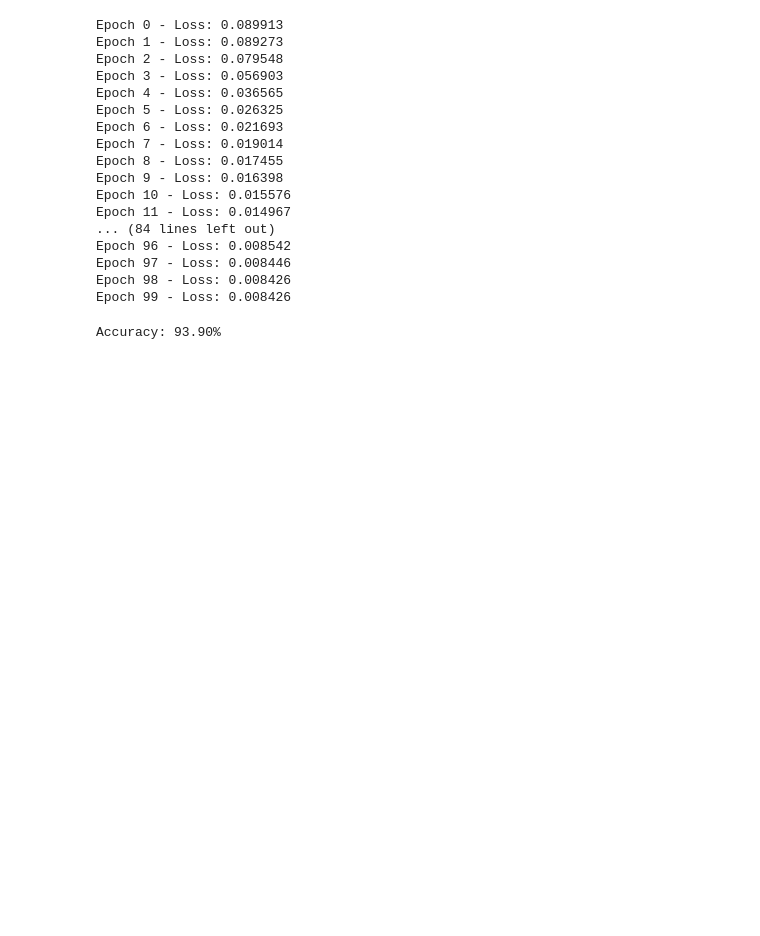
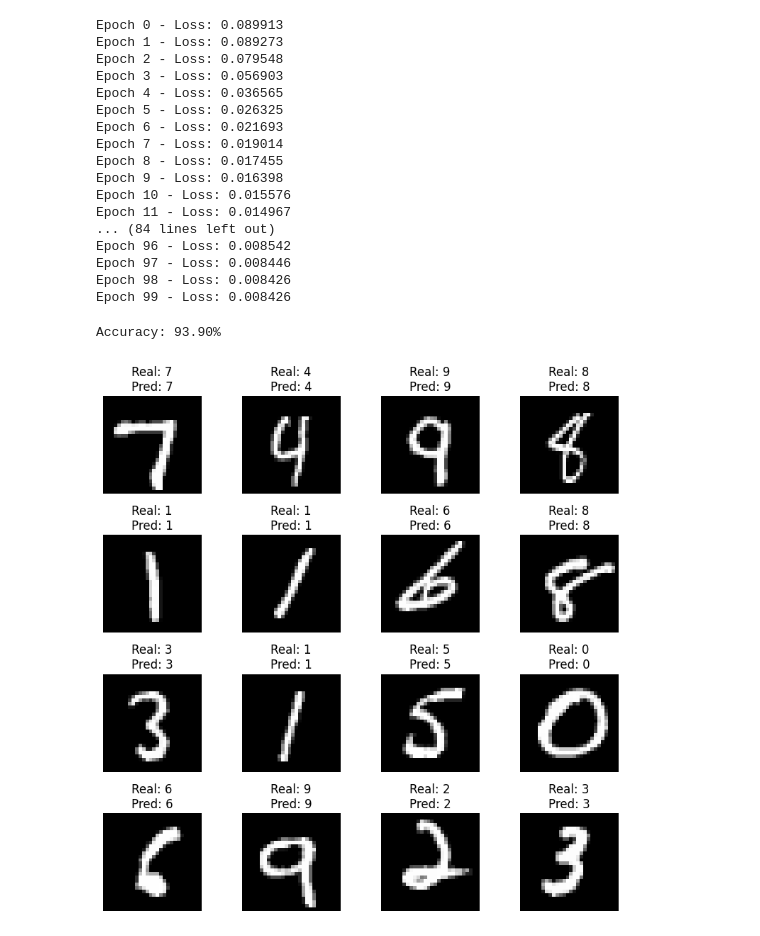
Before and after one commit to llorenscapotorres/Neural_Networks_from_Scratch, a Jupyter notebook: Digit_Classification/digit_classification_feedforward_network.ipynb, the cells around one changed output. Drawn from its saved outputs; the diff is of its cells as text; code cells hidden in the pictures; blank space fills up the shorter version.

Commit message:
Visualize the predictions

```diff
--- a/Digit_Classification/digit_classification_feedforward_network.ipynb
+++ b/Digit_Classification/digit_classification_feedforward_network.ipynb
@@ -74,3 +74,23 @@ accuracy = np.mean(pred_labels == Y_test)
 print(f"Accuracy: {accuracy*100:.2f}%")
 # %% [output]
 Accuracy: 93.90%
+# %%
+pred_labels = np.argmax(y_pred, axis = 1)
+
+# Plot the predictions
+fig, axes = plt.subplots(4, 4, figsize=(8, 8))
+axes = axes.ravel()
+
+for i in range(16):
+    img = X_test[i].reshape(28, 28)
+    real_label = int(Y_test[i])
+    pred_label = int(pred_labels[i])
+
+    axes[i].imshow(img, cmap='gray')
+    axes[i].set_title(f"Real: {real_label}\nPred: {pred_label}")
+    axes[i].axis('off')
+
+plt.tight_layout()
+plt.show()
+# %% [output]
+[figure, added]
```
